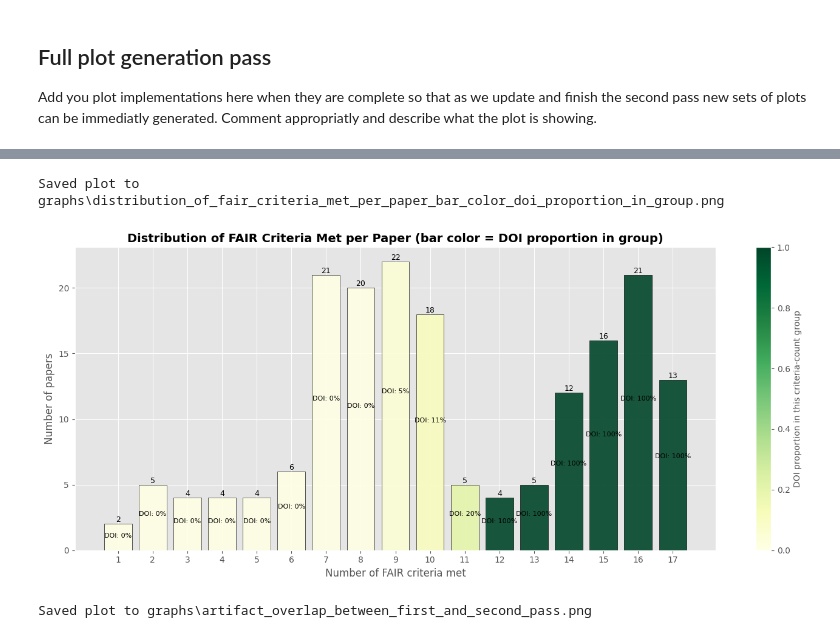
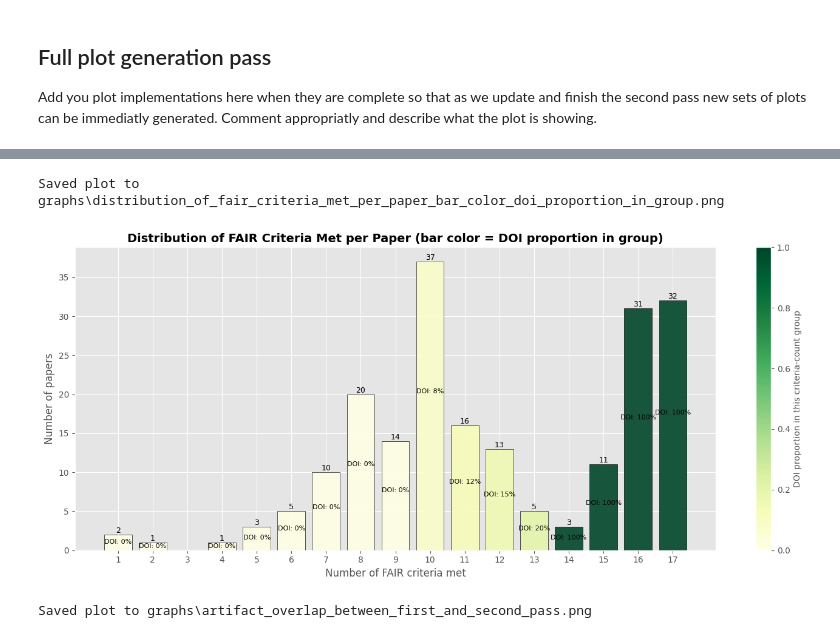
Before and after one commit to EEllwoo/how_fair_is_2026, a Jupyter notebook: plot_gen.ipynb, the cells around one changed output, grey strips where cells are left out. Drawn from its saved outputs; the diff is of its cells as text; code cells hidden in the pictures.

```diff
--- a/plot_gen.ipynb
+++ b/plot_gen.ipynb
@@ -94,12 +104,13 @@ Saved plot to graphs\full_fair_compliance_distribution.png
 # %%
 from plotting_scripts.fair_criteria_distribution import plot_fair_criteria_distribution
 
 # Distribution of number of FAIR criteria met (1..n)
 # Bar colors indicate DOI proportion within each criteria-count group.
-plot_fair_criteria_distribution(df, F, A, I, R)
+# Uses selected_dataframe_name from Cell 2.
+plot_fair_criteria_distribution(plot_df, F, A, I, R)
 # %% [output]
 Saved plot to graphs\distribution_of_fair_criteria_met_per_paper_bar_color_doi_proportion_in_group.png
-[figure, old version]
+[figure, new version]
 # %%
 from plotting_scripts.artifact_overlap import plot_artifact_overlap
 
```
Also changed, not shown: parts of 3 cells of this notebook, 9 other files.
